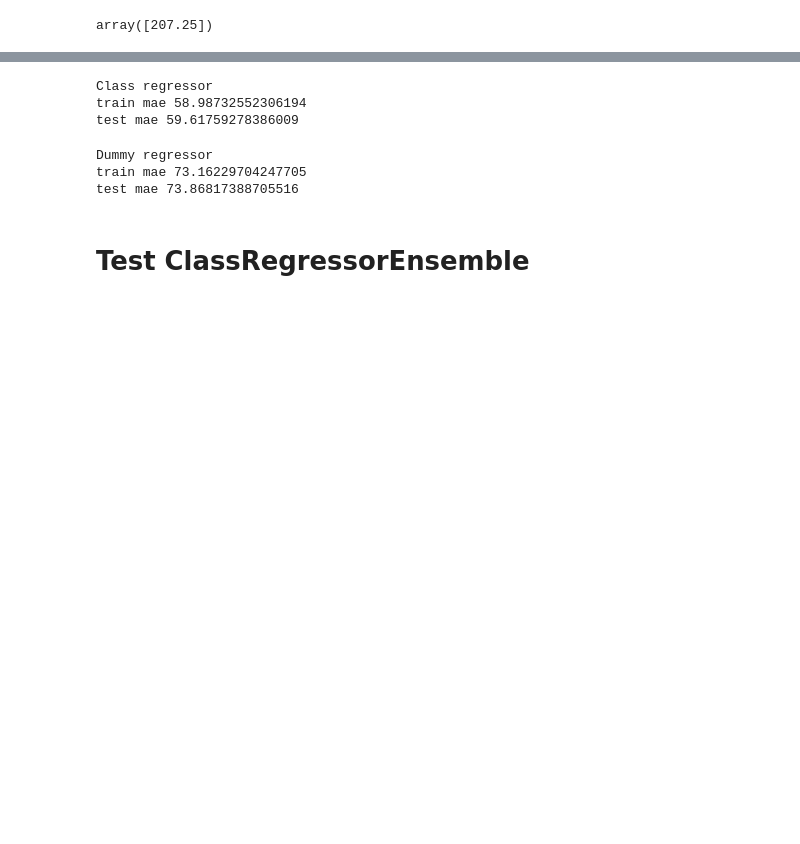
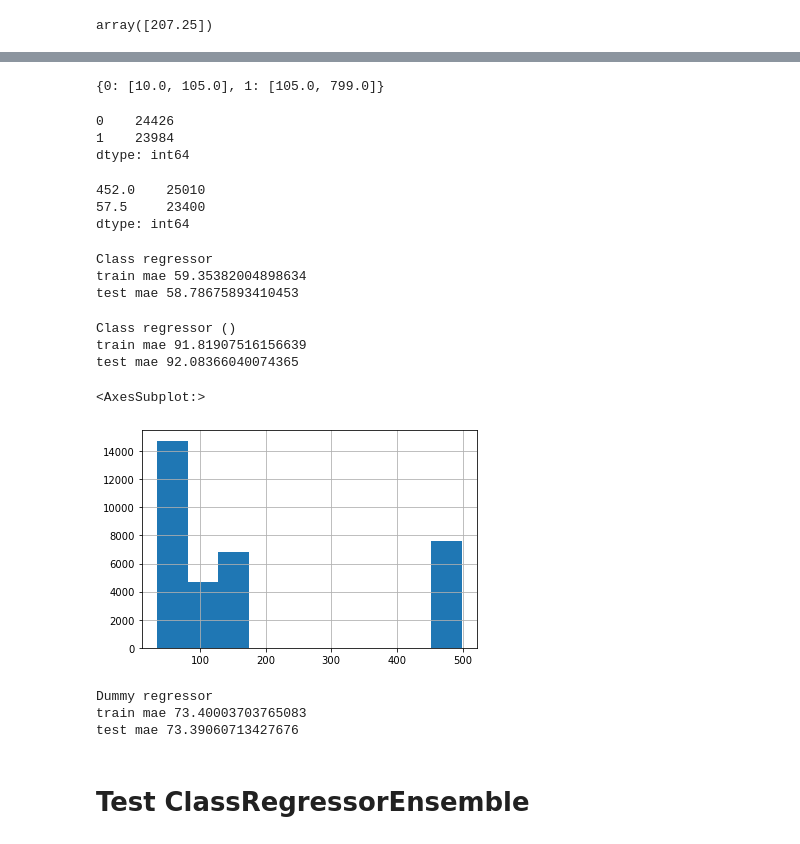
Before and after one commit to drheavy/RegressionClassifier, a Jupyter notebook: ClassRegressor.ipynb, the cells around one changed output, grey strips where cells are left out. Drawn from its saved outputs; the diff is of its cells as text; code cells hidden in the pictures; blank space fills up the shorter version.

```diff
--- a/ClassRegressor.ipynb
+++ b/ClassRegressor.ipynb
@@ -132,4 +125,26 @@ clf.fit(X_train_scaled, y_train)
+# %%
+clf_perc = ClassRegressor(n_bins=2, bins_calc_method='percentile')
+clf_perc.fit(X, y)
+
+clf_perc.bin_borders
+# %% [output]
+{0: [10.0, 105.0], 1: [105.0, 799.0]}
+# %%
+pd.Series(clf_perc.y_classes).value_counts()
+# %% [output]
+0    24426
+1    23984
+dtype: int64
+# %%
+pd.Series(clf_perc.predict(X, regression=True)).value_counts()
+# %% [output]
+452.0    25010
+57.5     23400
+dtype: int64
 # %%
+clf = ClassRegressor(n_bins=5)
+clf.fit(X_train_scaled, y_train)
+
 pred_train = clf.predict(X_train_scaled, regression=True)
 pred_test = clf.predict(X_test_scaled, regression=True)
 
@@ -138,8 +153,27 @@ print('train mae', mean_absolute_error(y_train, pred_train))
 print('test mae', mean_absolute_error(y_test, pred_test))
 # %% [output]
 Class regressor
-train mae 58.98732552306194
-test mae 59.61759278386009
+train mae 59.35382004898634
+test mae 58.78675893410453
+# %%
+clf_perc = ClassRegressor(n_bins=5, bins_calc_method='percentile')
+clf_perc.fit(X_train_scaled, y_train)
+
+pred_train = clf_perc.predict(X_train_scaled, regression=True)
+pred_test = clf_perc.predict(X_test_scaled, regression=True)
+
+print('Class regressor ()')
+print('train mae', mean_absolute_error(y_train, pred_train))
+print('test mae', mean_absolute_error(y_test, pred_test))
+# %% [output]
+Class regressor ()
+train mae 91.81907516156639
+test mae 92.08366040074365
+# %%
+pd.Series(pred_train).hist()
+# %% [output]
+<AxesSubplot:>
+[figure, added]
 # %%
 dummy_regr = DummyRegressor(strategy="mean")
 dummy_regr.fit(X_train_scaled, y_train)
@@ -153,8 +187,8 @@ print('train mae', mean_absolute_error(y_train, pred_train))
 print('test mae', mean_absolute_error(y_test, pred_test))
 # %% [output]
 Dummy regressor
-train mae 73.16229704247705
-test mae 73.86817388705516
+train mae 73.40003703765083
+test mae 73.39060713427676
 # %% [markdown]
 # Test ClassRegressorEnsemble
 # %%
```
Also changed, not shown: parts of 30 cells of this notebook, 1 other file.
